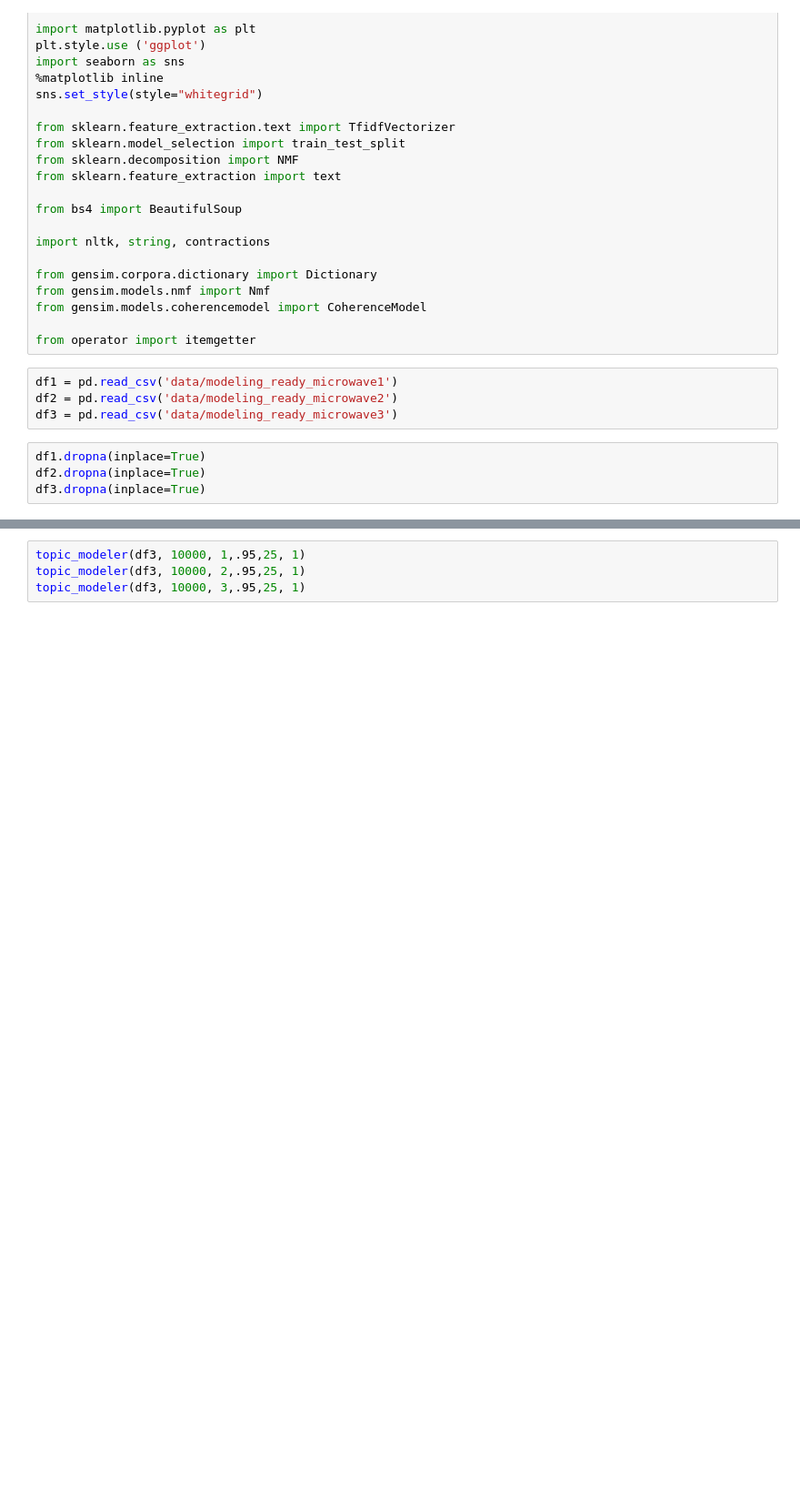
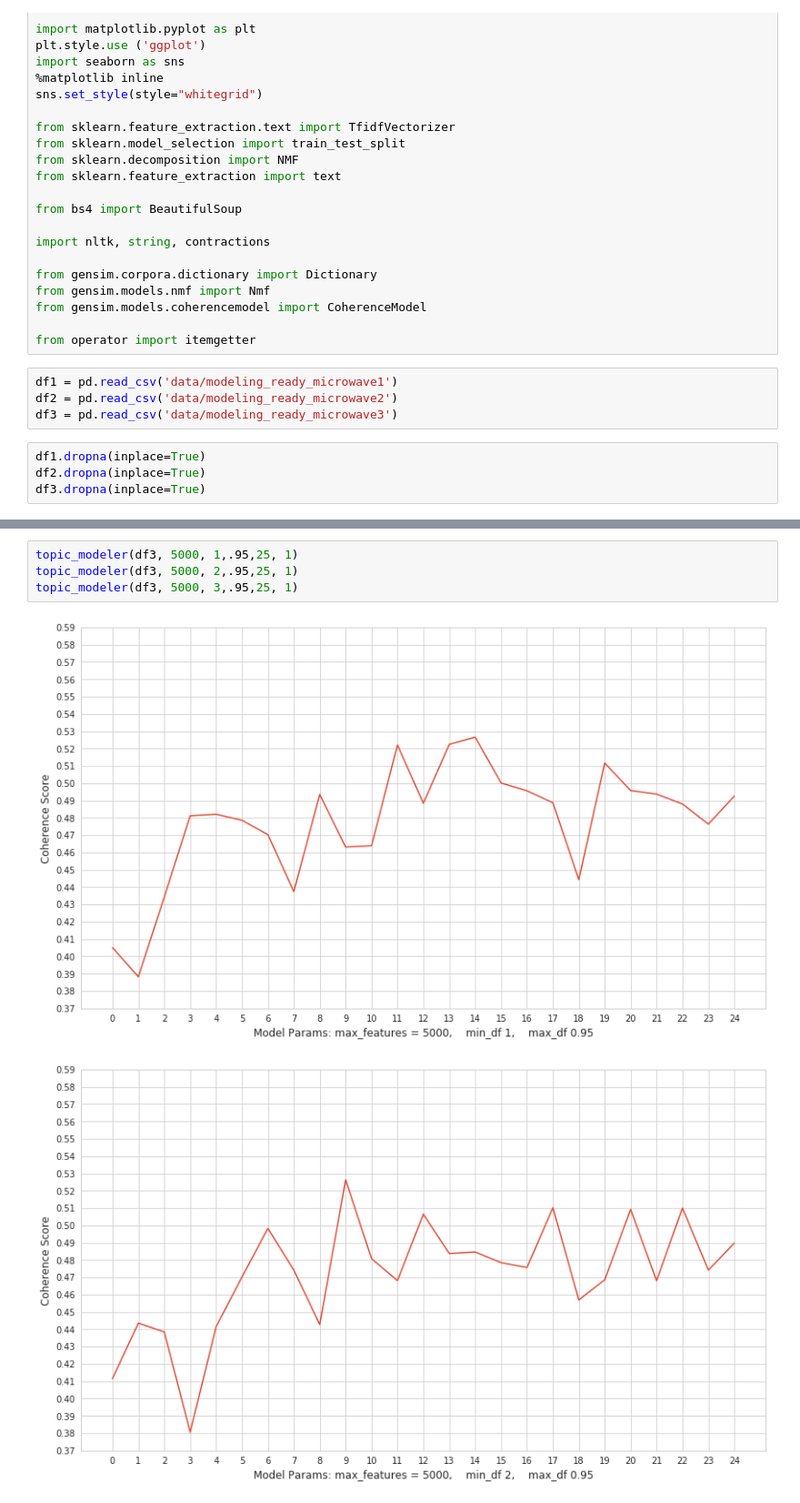
Before and after one commit to GrilledJeez/amazon_product_feature_analysis, a Jupyter notebook: topic_count_selection.ipynb, the cells around one changed output, grey strips where cells are left out. Shown at 91% size. Saved outputs shown, nothing was run; the diff lists cells and outputs as text; blank space fills up the shorter version.

```diff
--- a/topic_count_selection.ipynb
+++ b/topic_count_selection.ipynb
@@ -113,4 +117,7 @@ topic_modeler(df2, 10000, 3,.95,25, 1)
 # %%
-topic_modeler(df3, 10000, 1,.95,25, 1)
-topic_modeler(df3, 10000, 2,.95,25, 1)
-topic_modeler(df3, 10000, 3,.95,25, 1)
+topic_modeler(df3, 5000, 1,.95,25, 1)
+topic_modeler(df3, 5000, 2,.95,25, 1)
+topic_modeler(df3, 5000, 3,.95,25, 1)
+# %% [output]
+[figure, added]
+[figure, added]
```
Also changed, not shown: parts of 4 cells of this notebook, 2 other files.
